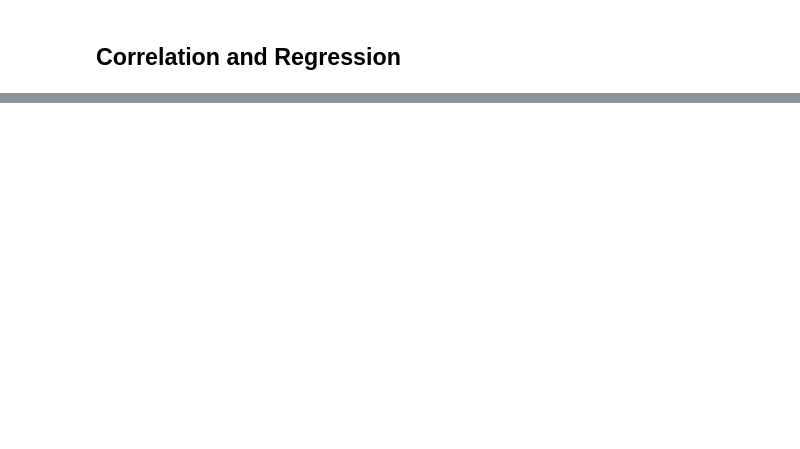
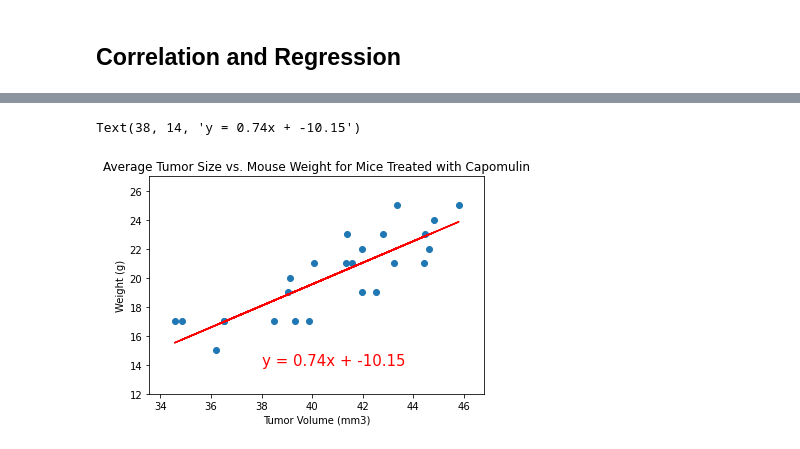
Before and after one commit to ermcgrew/matplotlib_challenge, a Jupyter notebook: Pymaceuticals/main.ipynb, the cells around one changed output, grey strips where cells are left out. Saved outputs shown, nothing was run; the diff lists cells and outputs as text; code cells hidden in the pictures; blank space fills up the shorter version.

```diff
--- a/Pymaceuticals/main.ipynb
+++ b/Pymaceuticals/main.ipynb
@@ -270,0 +306,14 @@ plt.ylim(0, max(y_data) + 2)
+# %%
+#plot grpah again, with line of best fit
+plt.scatter(x_axis_data, y_axis_data)
+plt.title(f"Average Tumor Size vs. Mouse Weight for Mice Treated with Capomulin")
+plt.xlabel("Tumor Volume (mm3)")
+plt.ylabel("Weight (g)")
+plt.xlim(min(x_axis_data) - 1, max(x_axis_data) + 1)
+plt.ylim(12, max(y_axis_data) + 2)
+
+plt.plot(x_axis_data,regress_values,"r-")
+plt.annotate(line_eq,(38,14),fontsize=15,color="red")
+# %% [output]
+Text(38, 14, 'y = 0.74x + -10.15')
+[figure, added]
```
Also changed, not shown: parts of 8 cells of this notebook.
